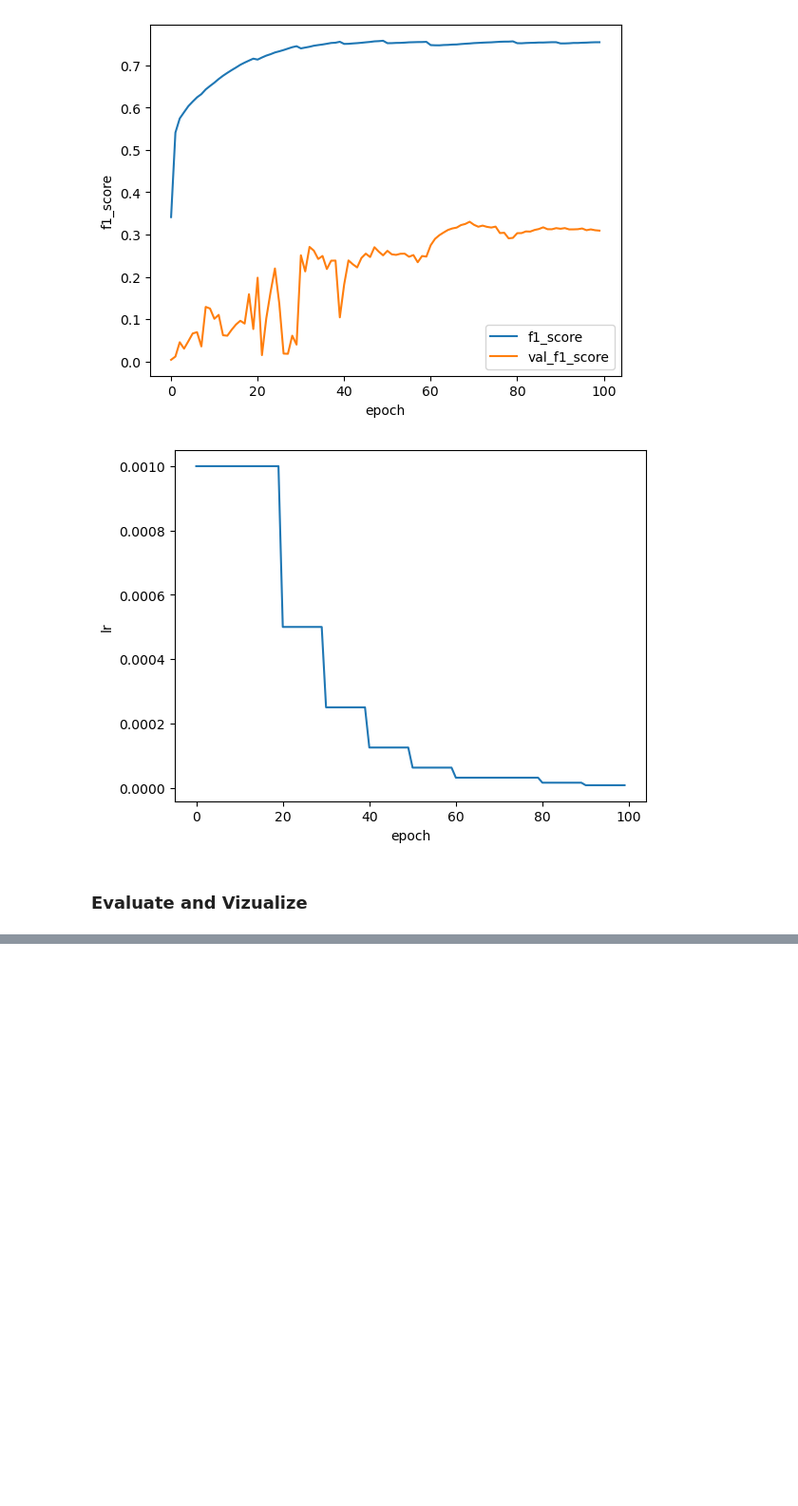
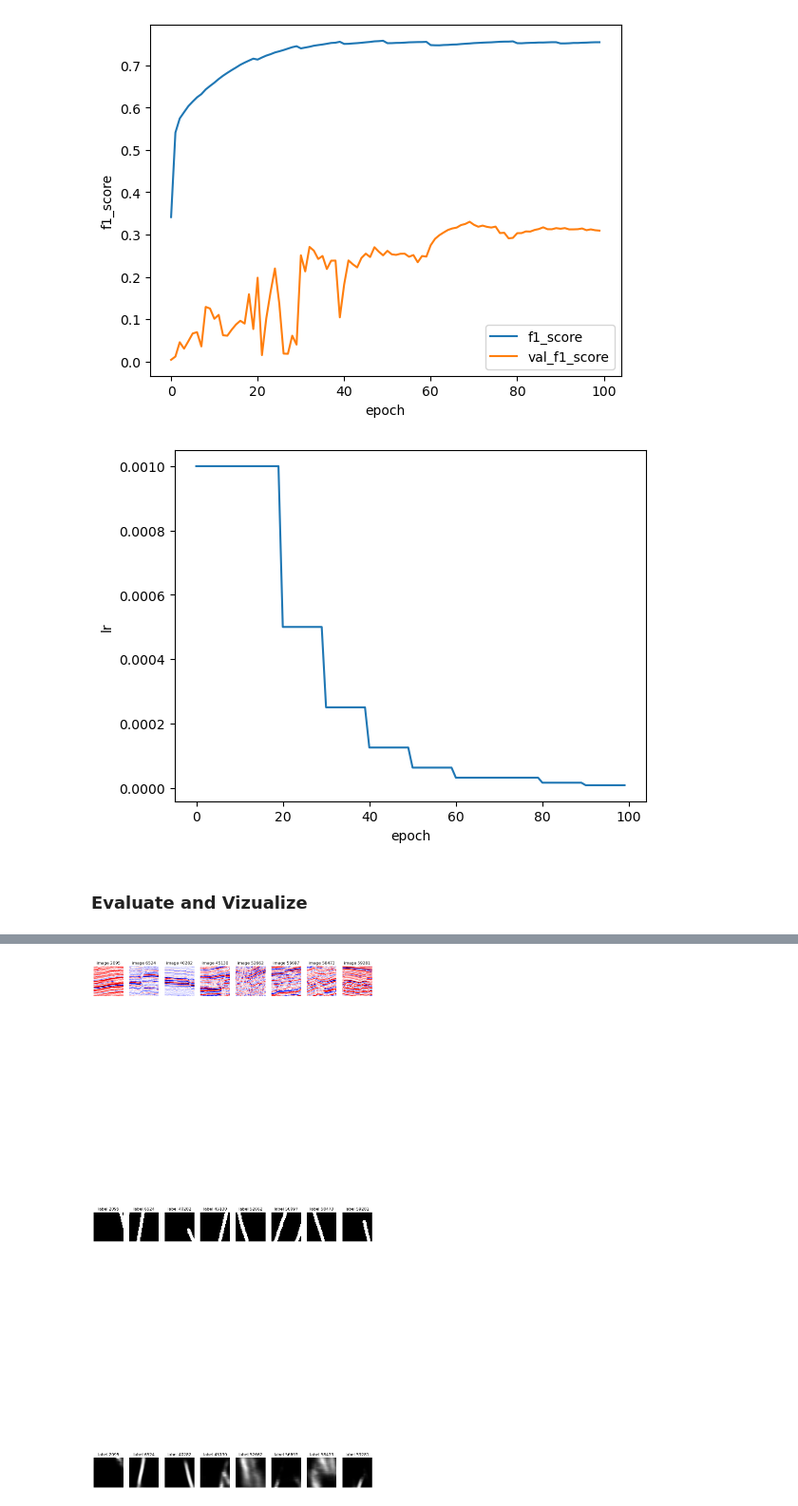
Before and after one commit to houjing08/Master_Thesis_2024, a Jupyter notebook: Jing/unet0.nbconvert.ipynb, the cells around one changed output, grey strips where cells are left out. Shown at 95% size. Saved outputs shown, nothing was run; the diff lists cells and outputs as text; code cells hidden in the pictures; blank space fills up the shorter version.

```diff
--- a/Jing/unet0.nbconvert.ipynb
+++ b/Jing/unet0.nbconvert.ipynb
@@ -129,7 +129,7 @@ conf = model_config(
     pos_label=thebe_data.pos_label,
     train_size=thebe_data.train_size,
     test_size=thebe_data.test_size,
-    new_training_session=True,
+    new_training_session=False,
     multiple_gpu_device=(NUM_GPU>1),
     validation_size=thebe_data.validation_size
 )
@@ -189,7 +189,7 @@ if conf.multiple_gpu_device:
             pos_label=thebe_data.pos_label,
             train_size=thebe_data.train_size,
             test_size=thebe_data.test_size,
-            new_training_session=True,
+            new_training_session=False,
             multiple_gpu_device=(NUM_GPU>1),
             validation_size=thebe_data.validation_size
         )
@@ -294,5 +284,5 @@ if INTERACTIVE_SESSION:
 # %% [markdown]
 ### Evaluate and Vizualize
 # %%
-#print("\n\n{}\n\t{}\n{}".format('='*55,f'Evaluate {m_obj.Name} model', '-'*55))
-#y_pred = model.predict(x_test)
+print("\n\n{}\n\t{}\n{}".format('='*55,f'Evaluate {m_obj.Name} model', '-'*55))
+y_pred = model.predict(x_test)
@@ -299,7 +294,9 @@ if INTERACTIVE_SESSION:
 # %%
 
-#if INTERACTIVE_SESSION:
-#    thebe_data.display_sample_images(x_test, y_test, y_pred)
+if INTERACTIVE_SESSION:
+    thebe_data.display_sample_images(x_test, y_test, y_pred)
+# %% [output]
+[figure, added]
 # %%
 #model.evaluate(x=x_test)
 # %%
```
Also changed, not shown: parts of 7 cells of this notebook, 2 other files.
